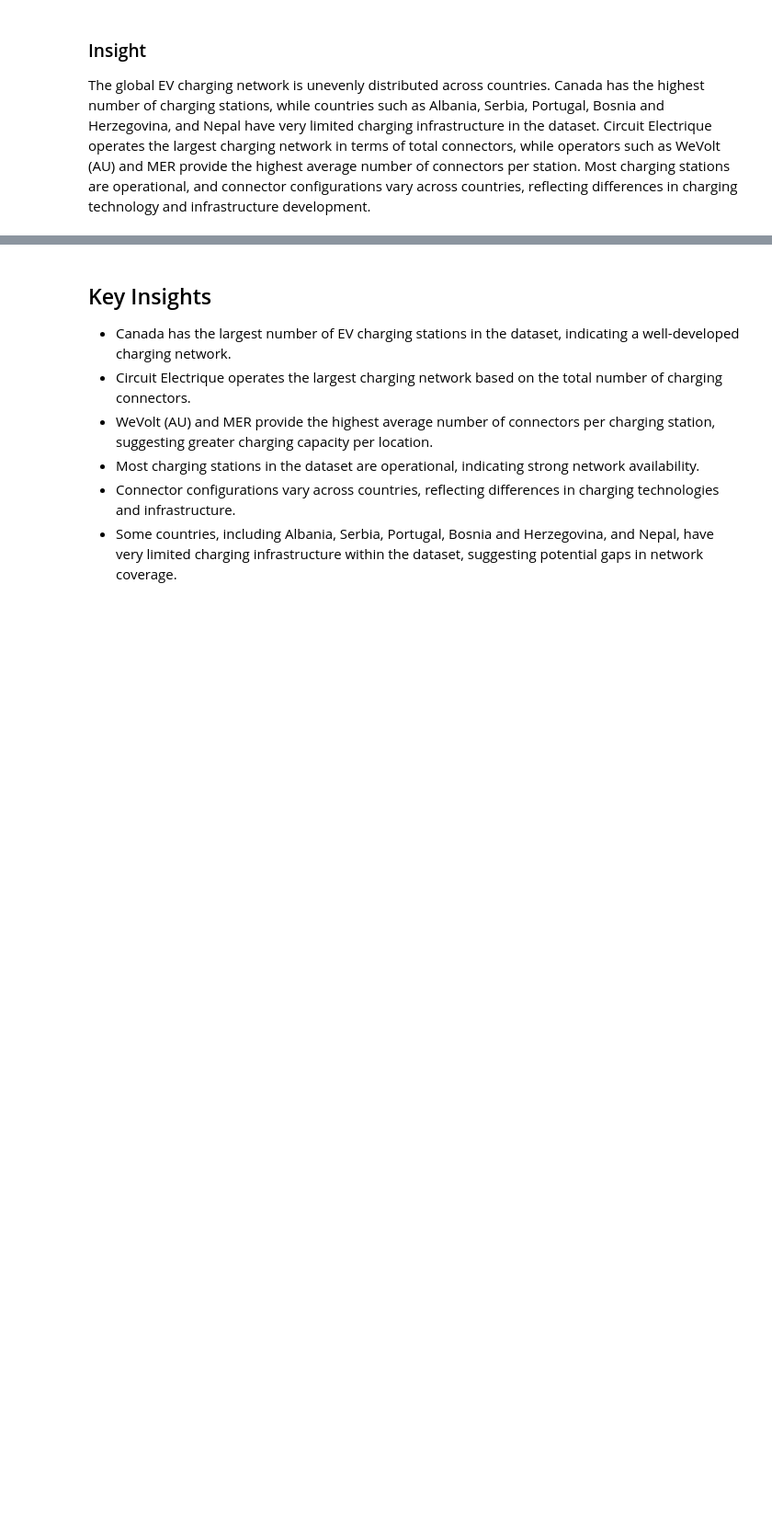
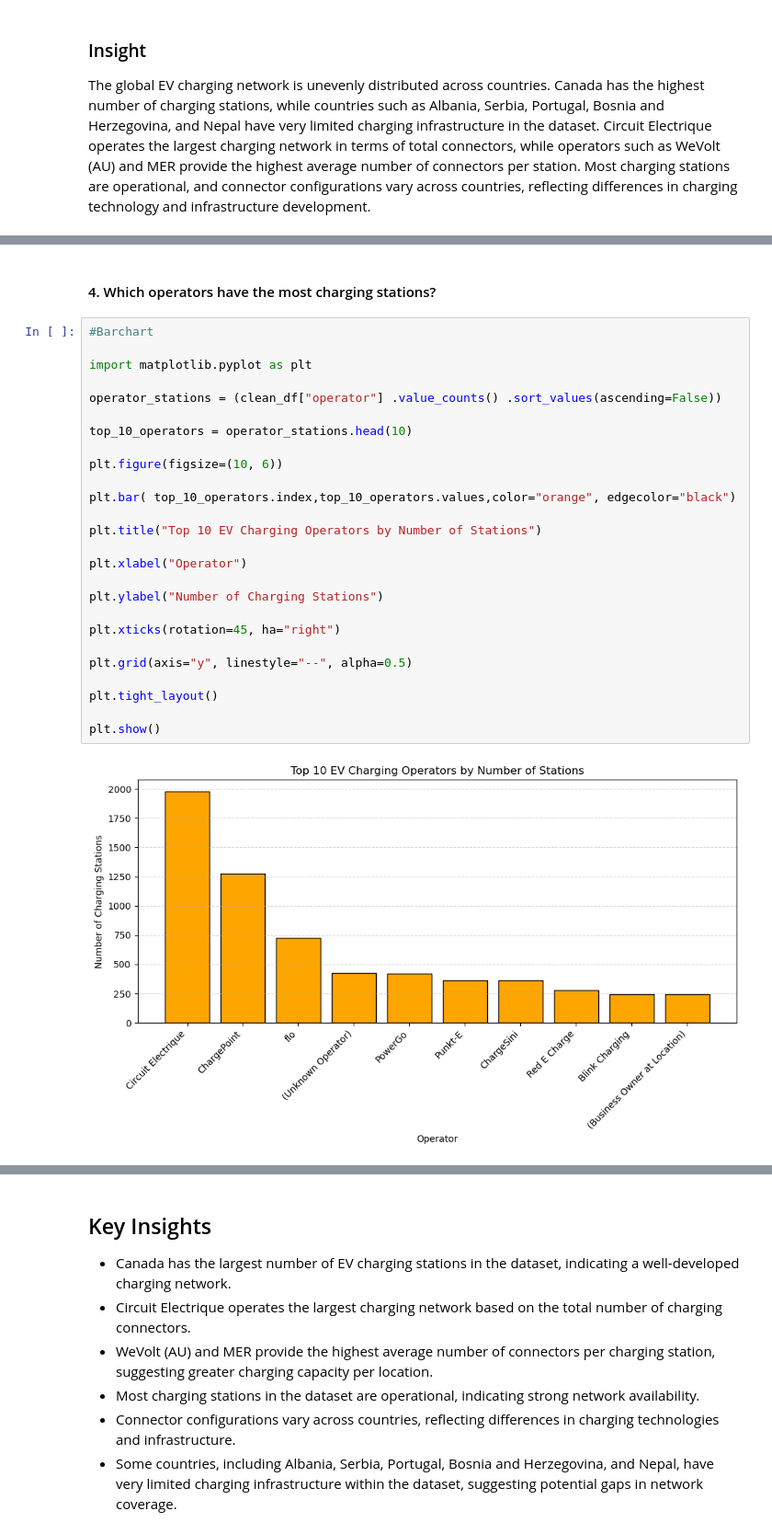
Before and after one commit to kenetworkltd-oss/Data_Analytics_Portfolio, a Jupyter notebook: Project_03_Global_EV_Charging_Stations_Analysis/Global_EV_Charging_Stations_Analysis.ipynb, the cells around one changed output, grey strips where cells are left out. Shown at 92% size. Saved outputs shown, nothing was run; the diff lists cells and outputs as text; blank space fills up the shorter version.

```diff
--- a/Project_03_Global_EV_Charging_Stations_Analysis/Global_EV_Charging_Stations_Analysis.ipynb
+++ b/Project_03_Global_EV_Charging_Stations_Analysis/Global_EV_Charging_Stations_Analysis.ipynb
@@ -491,0 +579,30 @@ The global EV charging network is unevenly distributed across countries. Canada
+# %% [markdown]
+#### 4. Which operators have the most charging stations?
+# %%
+#Barchart
+
+import matplotlib.pyplot as plt
+
+operator_stations = (clean_df["operator"] .value_counts() .sort_values(ascending=False))
+
+top_10_operators = operator_stations.head(10)
+
+plt.figure(figsize=(10, 6))
+
+plt.bar( top_10_operators.index,top_10_operators.values,color="orange", edgecolor="black")
+
+plt.title("Top 10 EV Charging Operators by Number of Stations")
+
+plt.xlabel("Operator")
+
+plt.ylabel("Number of Charging Stations")
+
+plt.xticks(rotation=45, ha="right")
+
+plt.grid(axis="y", linestyle="--", alpha=0.5)
+
+plt.tight_layout()
+
+plt.show()
+# %% [output]
+[figure, added]
```
Also changed, not shown: parts of 11 cells of this notebook, 4 other files.
